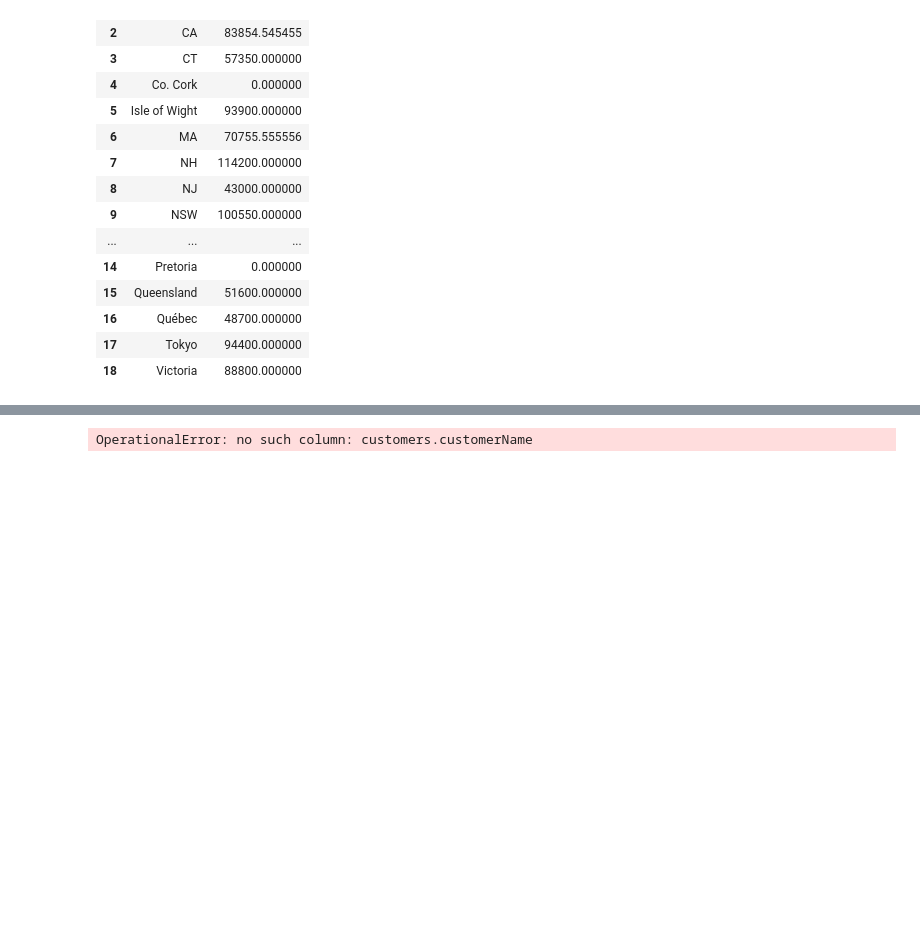
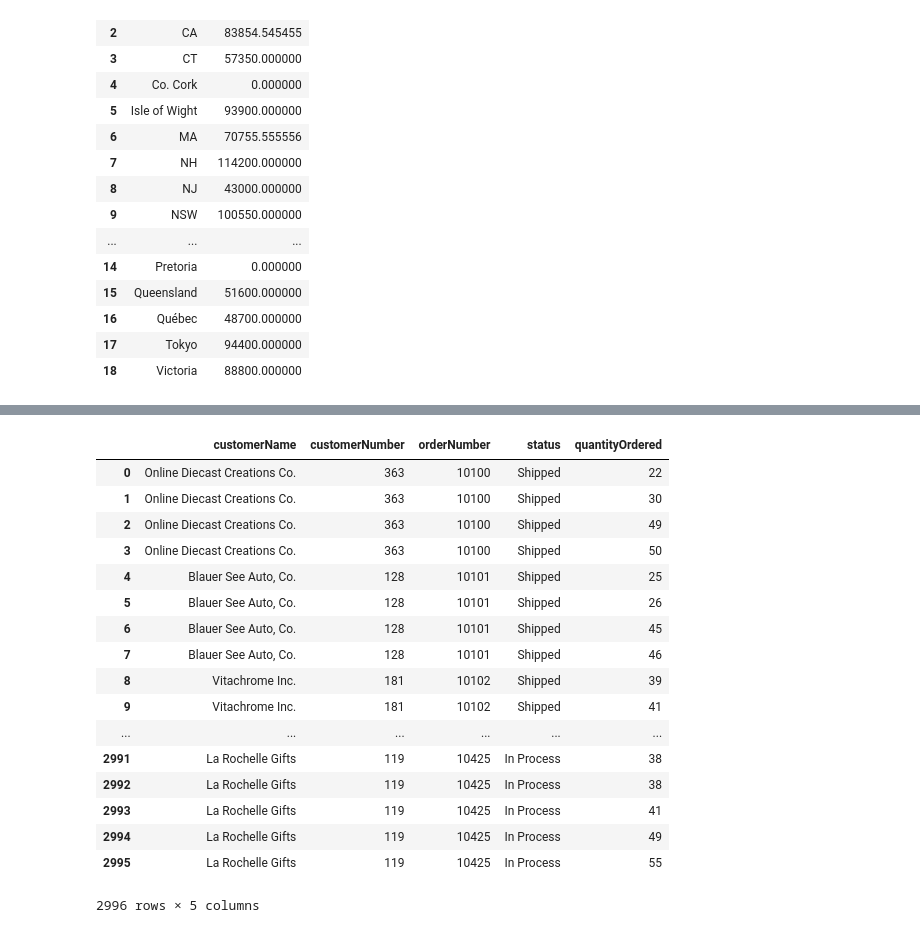
Before and after one commit to Jpeck219/dsc-more-practice-with-sql-queries-lab-nyc-ds-060319, a Jupyter notebook: index.ipynb, the cells around one changed output, grey strips where cells are left out. Drawn from its saved outputs; the diff is of its cells as text; code cells hidden in the pictures; blank space fills up the shorter version.

```diff
--- a/index.ipynb
+++ b/index.ipynb
@@ -101,15 +101,32 @@ df
 
 Now, write a query that uses JOIN statements to get the customer name, customer number, order number, status, and quantity ordered. Print only the head of this DataFrame.
 # %%
-c.execute("""SELECT c.customerName, c.customerNumber, o.orderNumber, o.status, orderdetails.quantityOrdered
+c.execute("""SELECT c.customerName, c.customerNumber, o.orderNumber, o.status, od.quantityOrdered
 from customers c
 join orders o on c.customerNumber = o.customerNumber
 join orderdetails od on o.orderNumber = od.orderNumber""")
 df = pd.DataFrame(c.fetchall())
 df.columns = [x[0] for x in c.description]
 df
 # %% [output]
+|  | customerName | customerNumber | orderNumber | status | quantityOrdered |
+| 0 | Online Diecast Creations Co. | 363 | 10100 | Shipped | 22 |
+| 1 | Online Diecast Creations Co. | 363 | 10100 | Shipped | 30 |
+| 2 | Online Diecast Creations Co. | 363 | 10100 | Shipped | 49 |
+| 3 | Online Diecast Creations Co. | 363 | 10100 | Shipped | 50 |
+| 4 | Blauer See Auto, Co. | 128 | 10101 | Shipped | 25 |
+| 5 | Blauer See Auto, Co. | 128 | 10101 | Shipped | 26 |
+| 6 | Blauer See Auto, Co. | 128 | 10101 | Shipped | 45 |
+| 7 | Blauer See Auto, Co. | 128 | 10101 | Shipped | 46 |
+| 8 | Vitachrome Inc. | 181 | 10102 | Shipped | 39 |
+| 9 | Vitachrome Inc. | 181 | 10102 | Shipped | 41 |
+| ... | ... | ... | ... | ... | ... |
+| 2991 | La Rochelle Gifts | 119 | 10425 | In Process | 38 |
+| 2992 | La Rochelle Gifts | 119 | 10425 | In Process | 38 |
+| 2993 | La Rochelle Gifts | 119 | 10425 | In Process | 41 |
+| 2994 | La Rochelle Gifts | 119 | 10425 | In Process | 49 |
+| 2995 | La Rochelle Gifts | 119 | 10425 | In Process | 55 |
-OperationalError: no such column: customers.customerName
+2996 rows × 5 columns
 # %% [markdown]
 #### Expected Output
 
```
